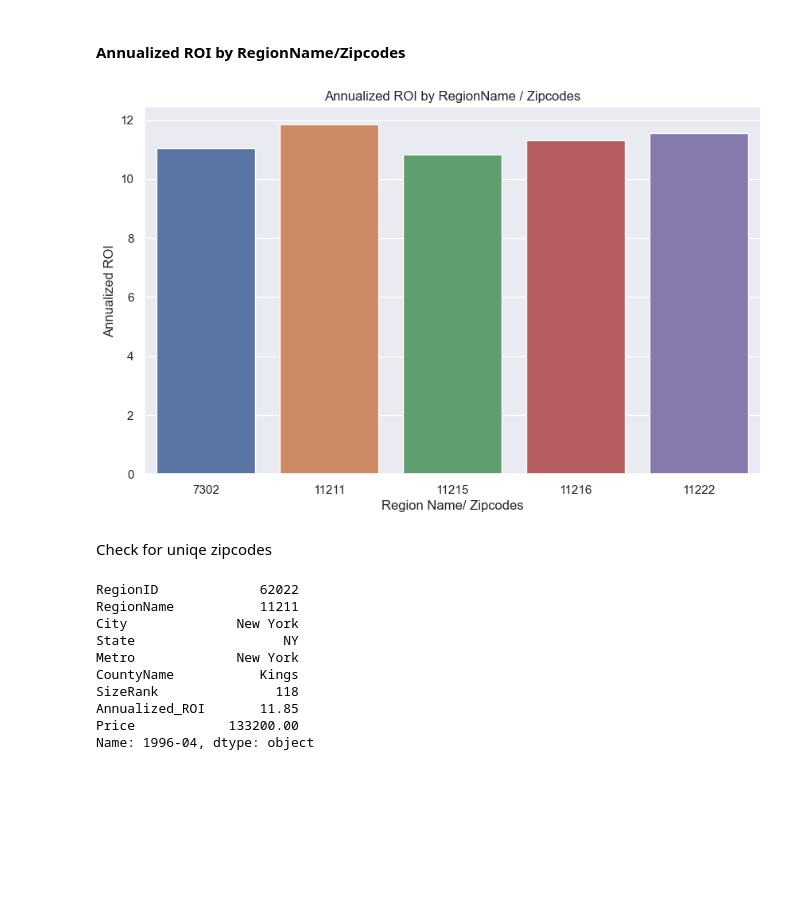
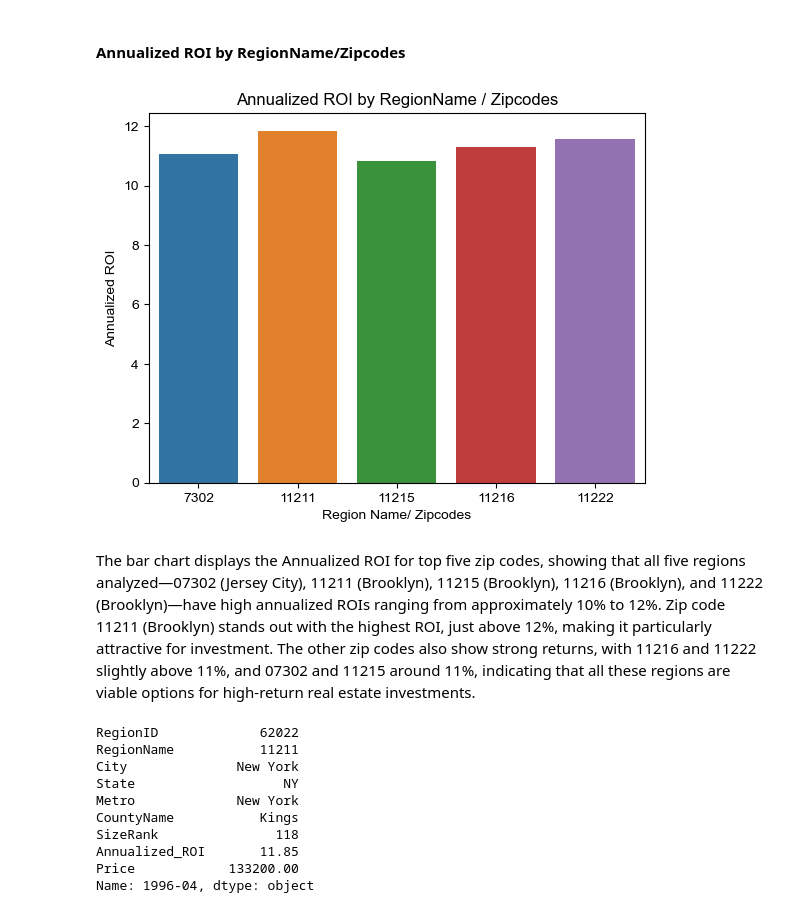
Before and after one commit to KirigoY/Group1_Phase4_Project, a Jupyter notebook: starter_notebook.ipynb, the cells around one changed output. Saved outputs shown, nothing was run; the diff lists cells and outputs as text; code cells hidden in the pictures; blank space fills up the shorter version.

```diff
--- a/starter_notebook.ipynb
+++ b/starter_notebook.ipynb
@@ -99,8 +107,12 @@ The dataset has 14,723 rows and 272 columns. The information contained within th
 # %%
-# Importing Libraries
 import pandas as pd
 import numpy as np
 import matplotlib.pyplot as plt
 import seaborn as sns
 #import pgeocode
 from matplotlib.ticker import ScalarFormatter
+
+# Load the data
+
+df = pd.read_csv(r"C:\Users\sonia.ojay\OneDrive - jubileekenya.com\Desktop\Phase 4 Project\zillow_data (1).csv")
+df
@@ -110,4 +132,0 @@ Loading the data to a pandas dataframe.
-# %%
-# Load the data
-df = pd.read_csv("zillow_data.csv")
-df
@@ -689,22 +703,20 @@ The **District of Columbia (DC)** leads with the highest average of Annualized R
 # %%
 # create a visualization of the RegionName and the ROI
 
 # Extract first 5 rows and selected columns
-sub_df = df.head(5)[['RegionName', 'Annualized_ROI']]
-
-# sub_df = sorted_annualized_roi_df.loc[:4, ['RegionName', 'Annualized_ROI']]
+ROI_df = df.head(5)[['RegionName', 'Annualized_ROI']]
 
 # Create bar graph using Seaborn
-sns.barplot(x='RegionName', y='Annualized_ROI', data=sub_df)
+sns.barplot(x='RegionName', y='Annualized_ROI', data=ROI_df)
 sns.set(rc={"figure.figsize":(10, 6)})
 plt.xlabel('Region Name/ Zipcodes')
 plt.ylabel('Annualized ROI')
 plt.title('Annualized ROI by RegionName / Zipcodes')
 plt.show()
 # %% [output]
-[figure, old version]
+[figure, new version]
-# %% [markdown]
-Check for uniqe zipcodes
+# %% [markdown]
+The bar chart displays the Annualized ROI for top five zip codes, showing that all five regions analyzed—07302 (Jersey City), 11211 (Brooklyn), 11215 (Brooklyn), 11216 (Brooklyn), and 11222 (Brooklyn)—have high annualized ROIs ranging from approximately 10% to 12%. Zip code 11211 (Brooklyn) stands out with the highest ROI, just above 12%, making it particularly attractive for investment. The other zip codes also show strong returns, with 11216 and 11222 slightly above 11%, and 07302 and 11215 around 11%, indicating that all these regions are viable options for high-return real estate investments.
 # %%
 #(RegionID-62022, RegionName-11211, City-NewYork, State-NY, Metro-NewYork, CountyName - Kings)
 selected_zipcode = df.iloc[0]
```
Also changed, not shown: parts of 57 cells of this notebook.
